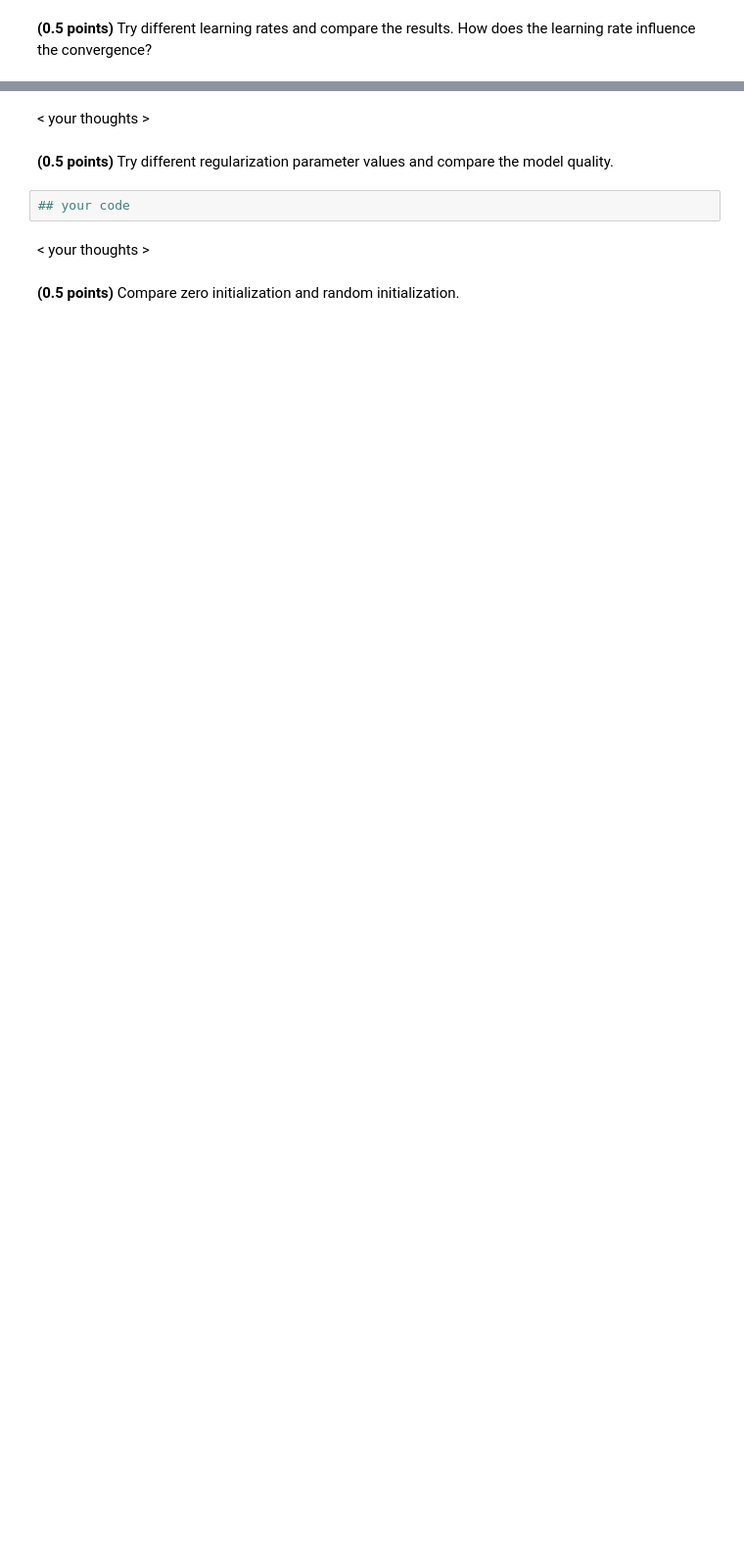
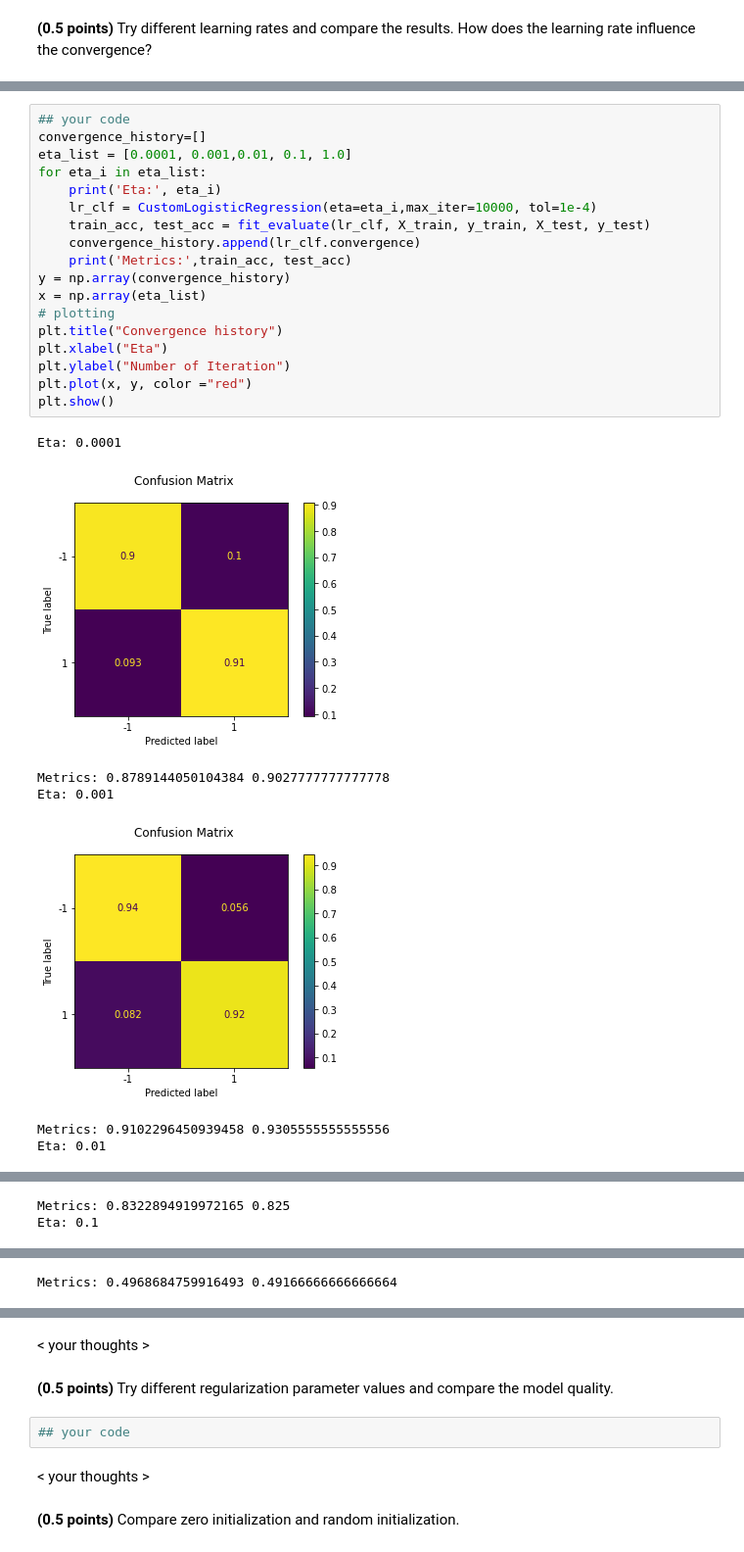
Before and after one commit to AlexeyZubar/Classification_linear_knn, a Jupyter notebook: hw_classification.ipynb, the cells around one changed output, grey strips where cells are left out. Shown at 98% size. Drawn from its saved outputs; the diff is of its cells as text; blank space fills up the shorter version.

```diff
--- a/hw_classification.ipynb
+++ b/hw_classification.ipynb
@@ -217,0 +243,26 @@ train_acc, test_acc
+# %%
+## your code
+convergence_history=[]
+eta_list = [0.0001, 0.001,0.01, 0.1, 1.0]
+for eta_i in eta_list:
+    print('Eta:', eta_i)
+    lr_clf = CustomLogisticRegression(eta=eta_i,max_iter=10000, tol=1e-4)
+    train_acc, test_acc = fit_evaluate(lr_clf, X_train, y_train, X_test, y_test)
+    convergence_history.append(lr_clf.convergence)
+    print('Metrics:',train_acc, test_acc)
+y = np.array(convergence_history)
+x = np.array(eta_list)
+# plotting
+plt.title("Convergence history")
+plt.xlabel("Eta")
+plt.ylabel("Number of Iteration")
+plt.plot(x, y, color ="red")
+plt.show()
+# %% [output]
+Eta: 0.0001
+[figure, added]
+Metrics: 0.8789144050104384 0.9027777777777778
+Eta: 0.001
+[figure, added]
+Metrics: 0.9102296450939458 0.9305555555555556
+Eta: 0.01
@@ -217,0 +270,2 @@ train_acc, test_acc
+Metrics: 0.8322894919972165 0.825
+Eta: 0.1
@@ -217,0 +276 @@ train_acc, test_acc
+Metrics: 0.4968684759916493 0.49166666666666664
```
Also changed, not shown: parts of 14 cells of this notebook.
